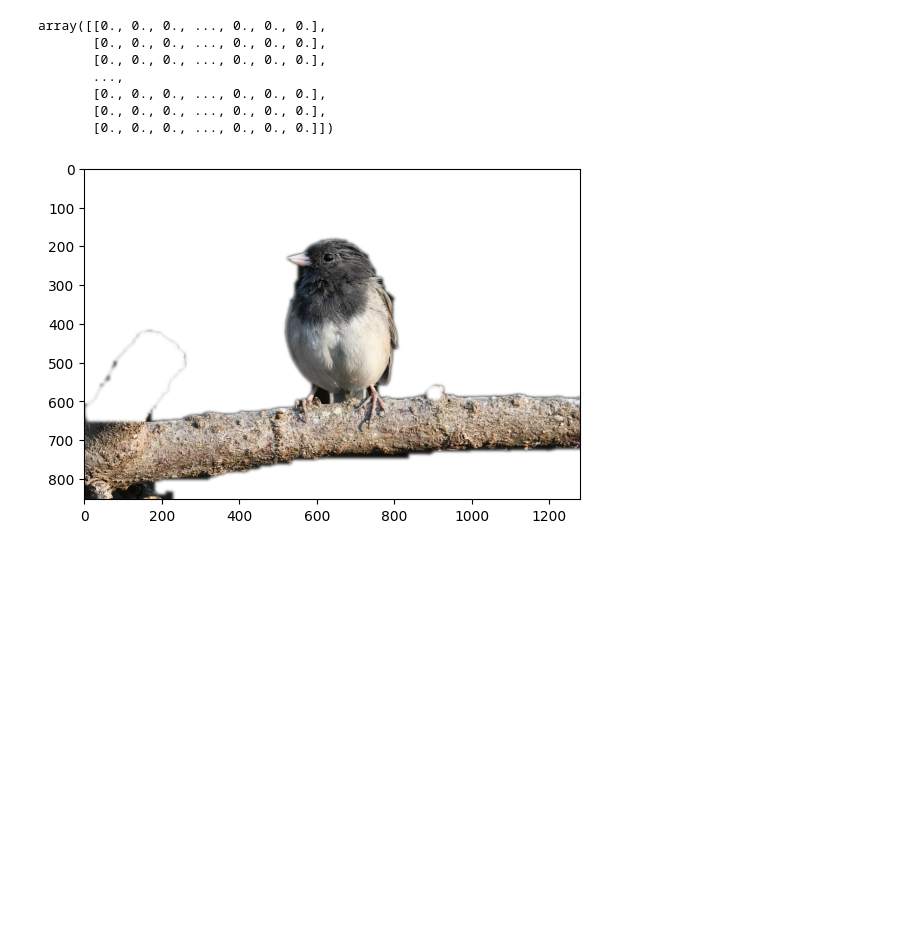
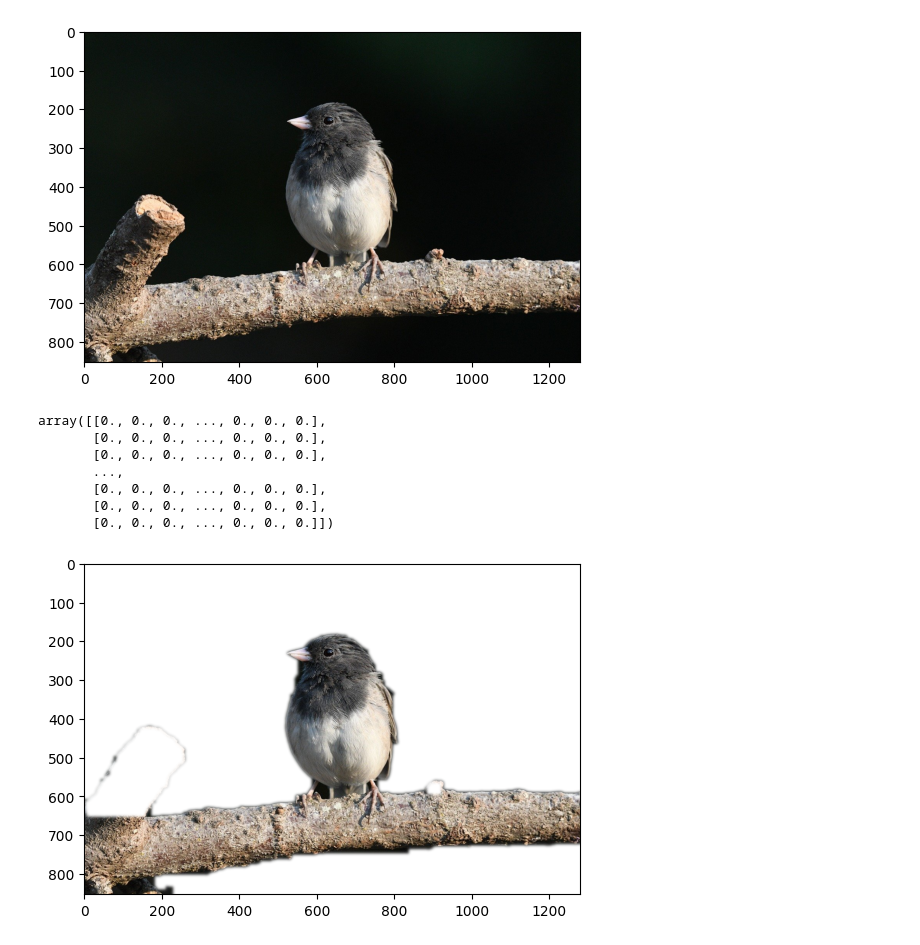
Before and after one commit to uol-mediaprocessing-2023-2024-classroom/project-line-art, a Jupyter notebook: dokumentary/TaleaResearch.ipynb, the cells around one changed output. Drawn from its saved outputs; the diff is of its cells as text; code cells hidden in the pictures; blank space fills up the shorter version.

Commit message:
feat: add filters for images

```diff
--- a/dokumentary/TaleaResearch.ipynb
+++ b/dokumentary/TaleaResearch.ipynb
@@ -28,8 +28,14 @@ MASK_COLOR = (0.0,0.0,1.0) # In BGR format
 # %%
 #== Processing =======================================================================
 #-- Read image -----------------------------------------------------------------------
 img = img = io.imread('pictures/dark-eyed-junco.jpg')
 gray = cv2.cvtColor(img,cv2.COLOR_BGR2GRAY)
+
+%matplotlib inline
+plt.imshow(img)
+plt.show()
+# %% [output]
+[figure, added]
 # %%
 #-- Edge detection -------------------------------------------------------------------
 edges = cv2.Canny(gray, CANNY_THRESH_1, CANNY_THRESH_2)
```
Also changed, not shown: parts of 16 cells of this notebook, 1 other file.
